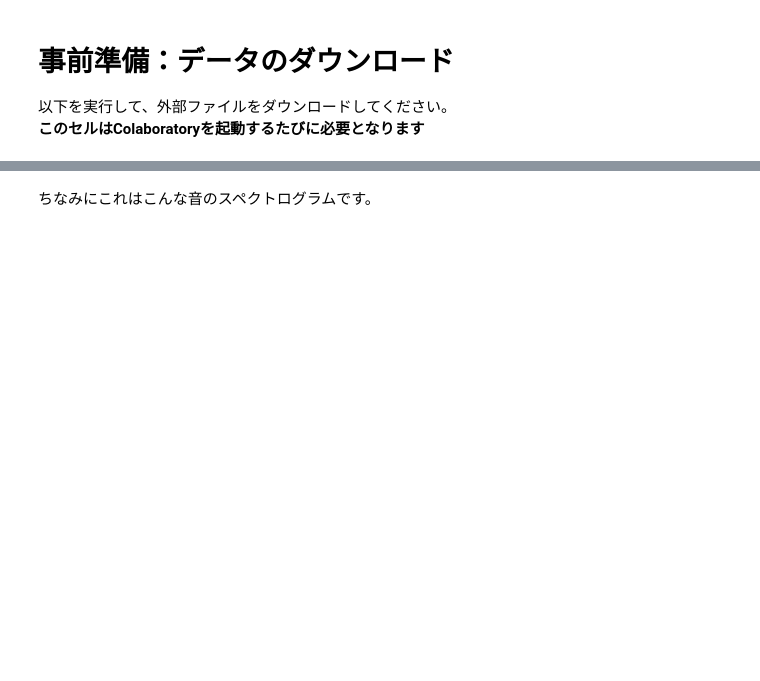
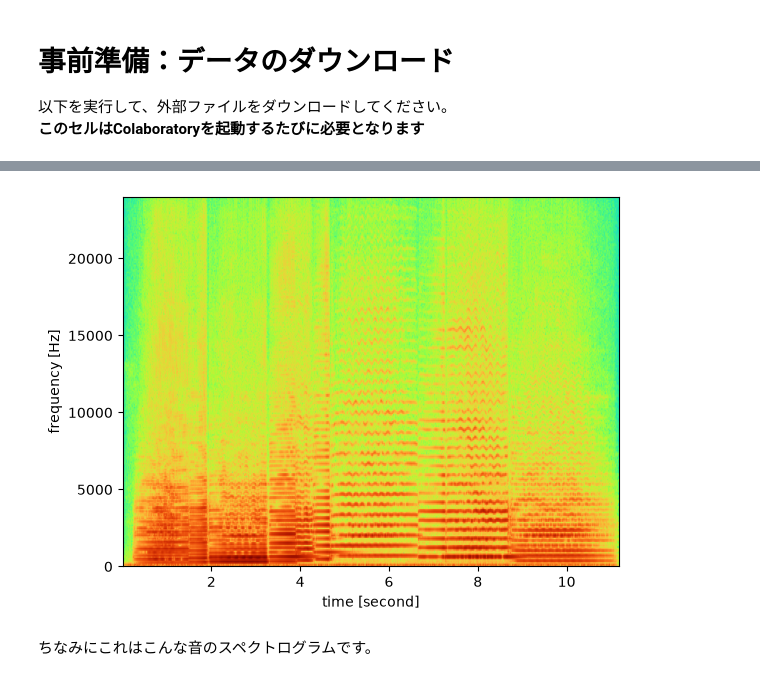
Before and after one commit to kannch8765/media-programming, a Jupyter notebook: week2/mp_ex2.ipynb, the cells around one changed output, grey strips where cells are left out. Cells and saved outputs as stored; diff of their text form; code cells hidden in the pictures; blank space fills up the shorter version.

```diff
--- a/week2/mp_ex2.ipynb
+++ b/week2/mp_ex2.ipynb
@@ -54,21 +76,44 @@ wavfile.close()
 次のようなグラフになったらOKです。
 <img src="https://park.itc.u-tokyo.ac.jp/yamakata-lab/lecture/mediaproc/mediaproc2/fig/ex2_2_2026S2.png" width="640">
 # %%
-######### mp_ex2-2 ########## この行は削除しないでください！
-
 %matplotlib inline
 import wave
 import numpy as np
 import matplotlib.pyplot as plt
 
 wavfile = wave.open("sound/ex-Violin-music.wav", "rb")
 x = wavfile.readframes(wavfile.getnframes())
 x = np.frombuffer(x, dtype="int16")
 sampling_rate = wavfile.getframerate()
 wavfile.close()
 
 
 # ここにコードを書いて下さい
+# 短く切り出すときの窓幅（切り出すフレームの数）
+N = 512
+
+# FFTで用いるハミング窓
+hammingWindow = np.hamming(N)
+
+# スペクトログラムを描画
+# cmap
+pxx, freqs, bins, im = plt.specgram(x,# 元の波形
+                                NFFT=N, # 切り出す幅
+                                Fs=sampling_rate, # サンプリングレート
+                                noverlap=N//2, # 0から順番に切り出していくとき、重複して切り出すならここで重複させるフレーム数を指定
+                                window=hammingWindow, # 窓関数の指定
+                                            # 窓関数には他にも様々なものが用意されています。
+                                            # 参照：https://matplotlib.org/stable/api/_as_gen/matplotlib.pyplot.specgram.html
+                                cmap='turbo') # カラーマップ：値の大きさによって色を塗り分ける。
+                                            # 様々なカラーマップが用意されている。
+                                            # 参照：https://matplotlib.org/examples/color/colormaps_reference.html
+
+#axis([0, length, 0, wf.getframerate() / 2])
+plt.xlabel("time [second]")
+plt.ylabel("frequency [Hz]")
+plt.savefig('fig/SoundProcessing4-1.png') # 図を画像として保存
+# %% [output]
+[figure, added]
 # %% [markdown]
 ちなみにこれはこんな音のスペクトログラムです。
 # %%
```
Also changed, not shown: parts of 5 cells of this notebook, 32 other files.
